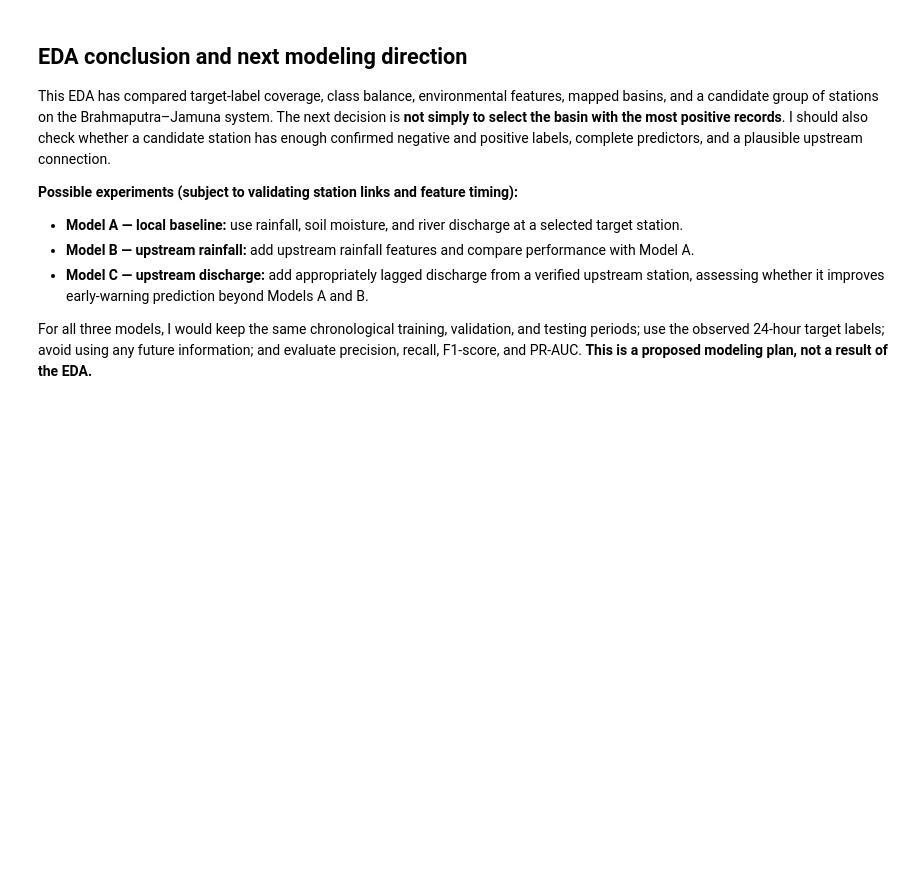
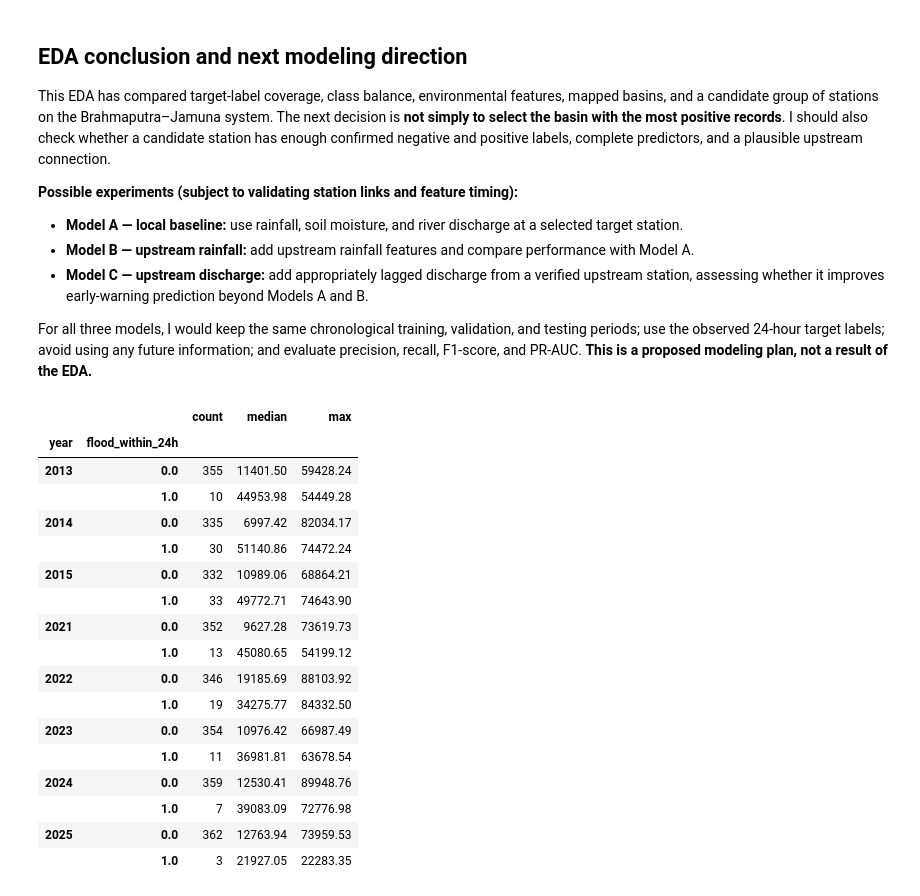
Before and after one commit to Burzo572/dsb_project, a Jupyter notebook: CapStoneProjectJankoBurzanovicEDA_Explained.ipynb, the cells around one changed output. Drawn from its saved outputs; the diff is of its cells as text; code cells hidden in the pictures; blank space fills up the shorter version.

```diff
--- a/CapStoneProjectJankoBurzanovicEDA_Explained.ipynb
+++ b/CapStoneProjectJankoBurzanovicEDA_Explained.ipynb
@@ -2369,3 +2373,40 @@ This EDA has compared target-label coverage, class balance, environmental featur
 - **Model C — upstream discharge:** add appropriately lagged discharge from a verified upstream station, assessing whether it improves early-warning prediction beyond Models A and B.
 
 For all three models, I would keep the same chronological training, validation, and testing periods; use the observed 24-hour target labels; avoid using any future information; and evaluate precision, recall, F1-score, and PR-AUC. **This is a proposed modeling plan, not a result of the EDA.**
+# %%
+# Use observed SW90 labels
+df_check = sw90_observed.copy()
+
+# Add year
+df_check["year"] = df_check["date"].dt.year
+
+# Keep complete labeled years
+years = [2013, 2014, 2015, 2021, 2022, 2023, 2024, 2025]
+df_check = df_check[df_check["year"].isin(years)]
+
+# Compare discharge for Flood (1) and No Flood (0)
+yearly_discharge = df_check.groupby(
+    ["year", "flood_within_24h"]
+)["river_discharge_m3s"].agg(
+    ["count", "median", "max"])
+
+display(yearly_discharge.round(2))
+# %% [output]
+|  |  | count | median | max |
+| year | flood_within_24h |  |  |  |
+| 2013 | 0.0 | 355 | 11401.50 | 59428.24 |
+|  | 1.0 | 10 | 44953.98 | 54449.28 |
+| 2014 | 0.0 | 335 | 6997.42 | 82034.17 |
+|  | 1.0 | 30 | 51140.86 | 74472.24 |
+| 2015 | 0.0 | 332 | 10989.06 | 68864.21 |
+|  | 1.0 | 33 | 49772.71 | 74643.90 |
+| 2021 | 0.0 | 352 | 9627.28 | 73619.73 |
+|  | 1.0 | 13 | 45080.65 | 54199.12 |
+| 2022 | 0.0 | 346 | 19185.69 | 88103.92 |
+|  | 1.0 | 19 | 34275.77 | 84332.50 |
+| 2023 | 0.0 | 354 | 10976.42 | 66987.49 |
+|  | 1.0 | 11 | 36981.81 | 63678.54 |
+| 2024 | 0.0 | 359 | 12530.41 | 89948.76 |
+|  | 1.0 | 7 | 39083.09 | 72776.98 |
+| 2025 | 0.0 | 362 | 12763.94 | 73959.53 |
+|  | 1.0 | 3 | 21927.05 | 22283.35 |
```
Also changed, not shown: parts of 4 cells of this notebook.
